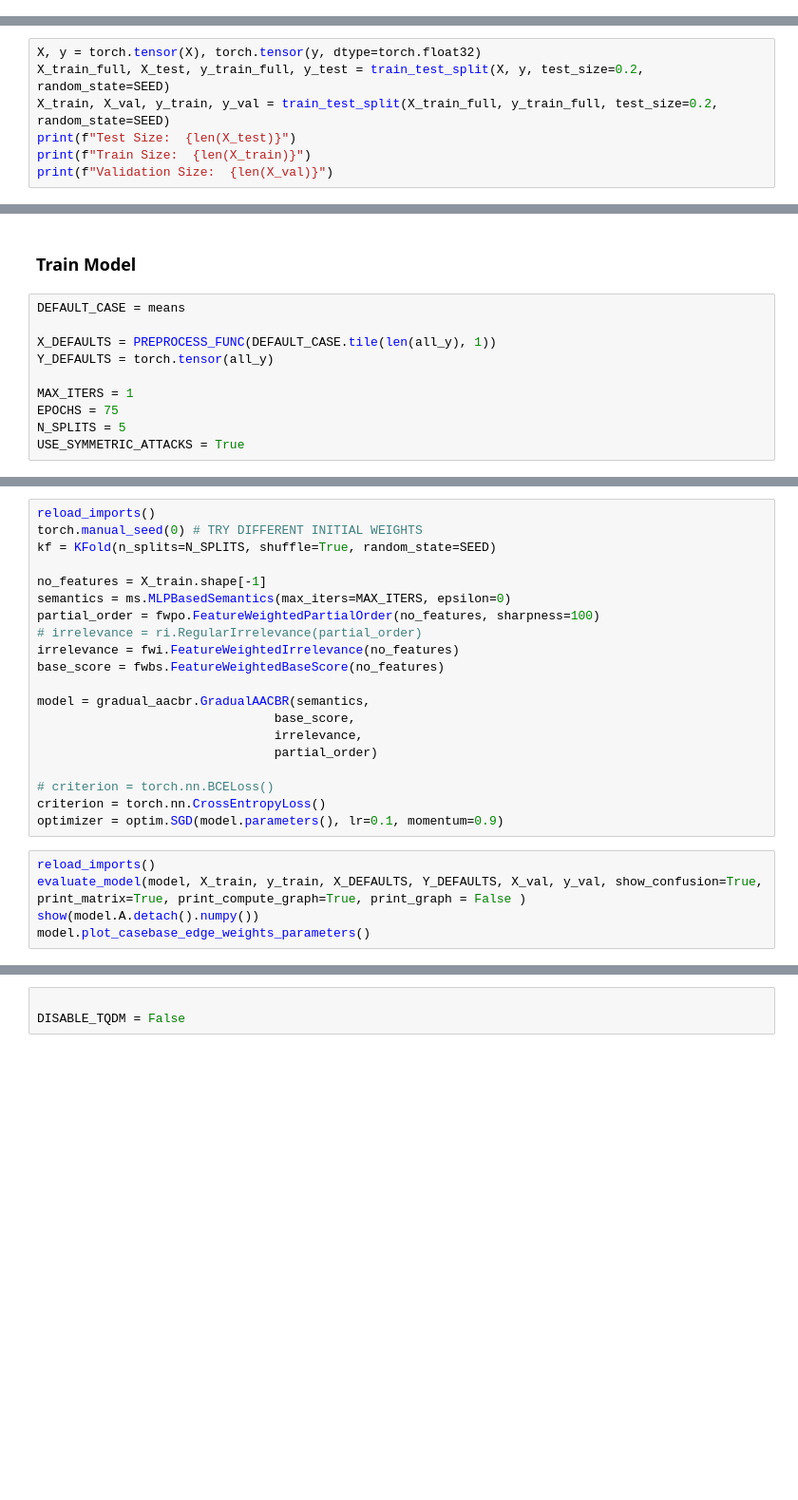
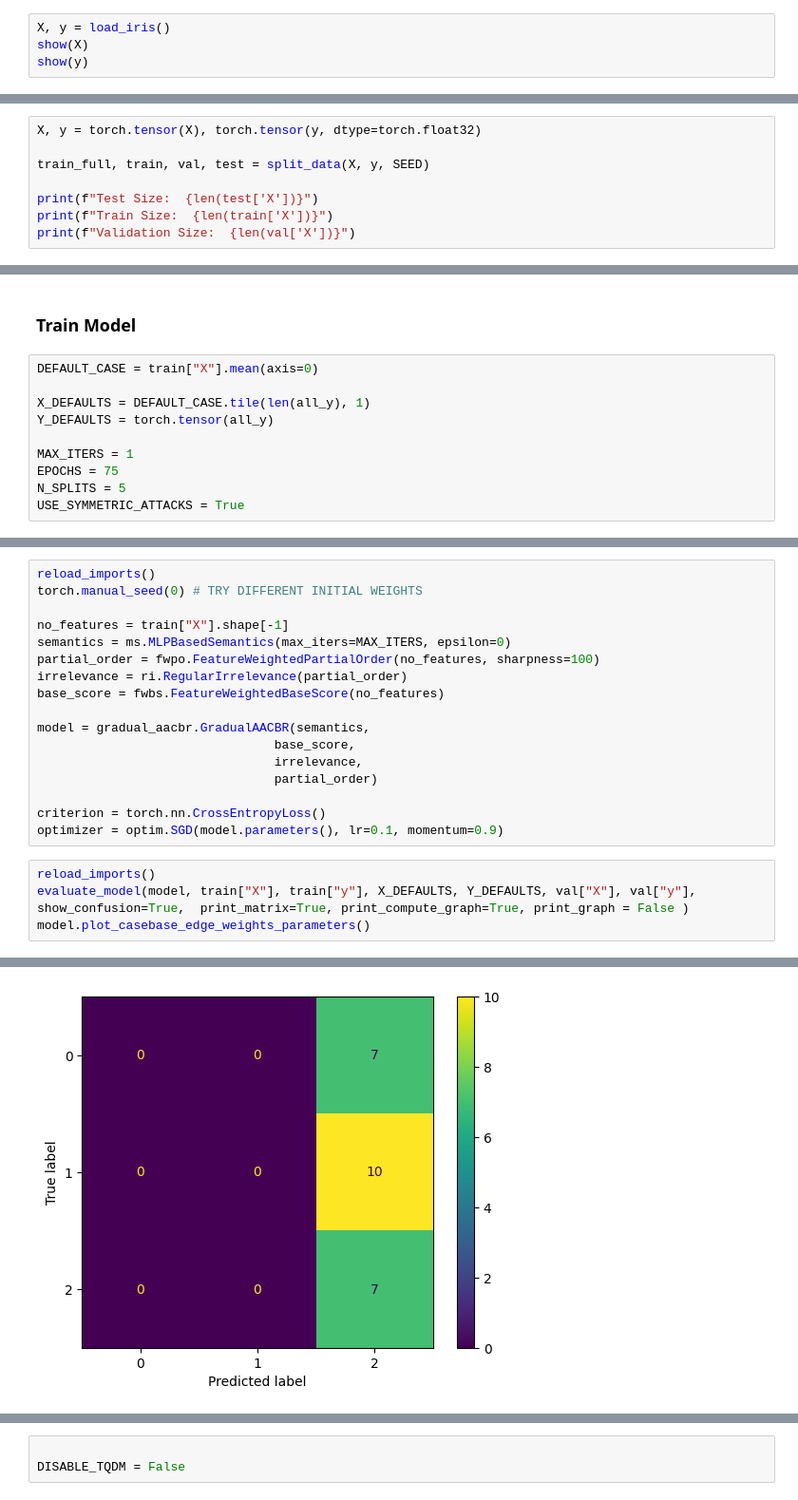
Before and after one commit to gretareitenbach/Deep-Arguing, a Jupyter notebook: examples/gradual-aacbr-test.ipynb, the cells around one changed output, grey strips where cells are left out. Shown at 95% size. Drawn from its saved outputs; the diff is of its cells as text; blank space fills up the shorter version.

Commit message:
WIP: Begin refactor training and tuning

```diff
--- a/examples/gradual-aacbr-test.ipynb
+++ b/examples/gradual-aacbr-test.ipynb
@@ -68,0 +35,4 @@ all_y = np.unique(y, axis=0)
+# %%
+X, y = load_iris()
+show(X)
+show(y)
@@ -72,8 +49,9 @@ all_y = np.unique(y, axis=0)
 ### Split into Training, Validation and Test
 # %%
 X, y = torch.tensor(X), torch.tensor(y, dtype=torch.float32)
-X_train_full, X_test, y_train_full, y_test = train_test_split(X, y, test_size=0.2, random_state=SEED)
-X_train, X_val, y_train, y_val = train_test_split(X_train_full, y_train_full, test_size=0.2, random_state=SEED)
-print(f"Test Size:  {len(X_test)}")
-print(f"Train Size:  {len(X_train)}")
-print(f"Validation Size:  {len(X_val)}")
+
+train_full, train, val, test = split_data(X, y, SEED)
+
+print(f"Test Size:  {len(test['X'])}")
+print(f"Train Size:  {len(train['X'])}")
+print(f"Validation Size:  {len(val['X'])}")
@@ -96,9 +62,9 @@ PREPROCESS_FUNC = lambda x: x
 # %% [markdown]
 ### Train Model
 # %%
-DEFAULT_CASE = means
+DEFAULT_CASE = train["X"].mean(axis=0)
 
-X_DEFAULTS = PREPROCESS_FUNC(DEFAULT_CASE.tile(len(all_y), 1))
+X_DEFAULTS = DEFAULT_CASE.tile(len(all_y), 1)
 Y_DEFAULTS = torch.tensor(all_y)
 
 MAX_ITERS = 1
@@ -153,13 +74,11 @@ def evaluate_model(model, X_train, y_train, X_default, y_default, new_cases, new
 # %%
 reload_imports()
 torch.manual_seed(0) # TRY DIFFERENT INITIAL WEIGHTS
-kf = KFold(n_splits=N_SPLITS, shuffle=True, random_state=SEED)
 
-no_features = X_train.shape[-1]
+no_features = train["X"].shape[-1]
 semantics = ms.MLPBasedSemantics(max_iters=MAX_ITERS, epsilon=0)
 partial_order = fwpo.FeatureWeightedPartialOrder(no_features, sharpness=100)
-# irrelevance = ri.RegularIrrelevance(partial_order)
-irrelevance = fwi.FeatureWeightedIrrelevance(no_features)
+irrelevance = ri.RegularIrrelevance(partial_order)
 base_score = fwbs.FeatureWeightedBaseScore(no_features)
 
 model = gradual_aacbr.GradualAACBR(semantics,
@@ -167,11 +86,10 @@ model = gradual_aacbr.GradualAACBR(semantics,
                                 irrelevance,
                                 partial_order)
 
-# criterion = torch.nn.BCELoss()
 criterion = torch.nn.CrossEntropyLoss()
 optimizer = optim.SGD(model.parameters(), lr=0.1, momentum=0.9)
 # %%
 reload_imports()
-evaluate_model(model, X_train, y_train, X_DEFAULTS, Y_DEFAULTS, X_val, y_val, show_confusion=True,  print_matrix=True, print_compute_graph=True, print_graph = False )
-show(model.A.detach().numpy())
+evaluate_model(model, train["X"], train["y"], X_DEFAULTS, Y_DEFAULTS, val["X"], val["y"], show_confusion=True,  print_matrix=True, print_compute_graph=True, print_graph = False )
 model.plot_casebase_edge_weights_parameters()
+# %% [output]
@@ -177,0 +98 @@ model.plot_casebase_edge_weights_parameters()
+[figure, added]
```
Also changed, not shown: parts of 22 cells of this notebook, 10 other files.
